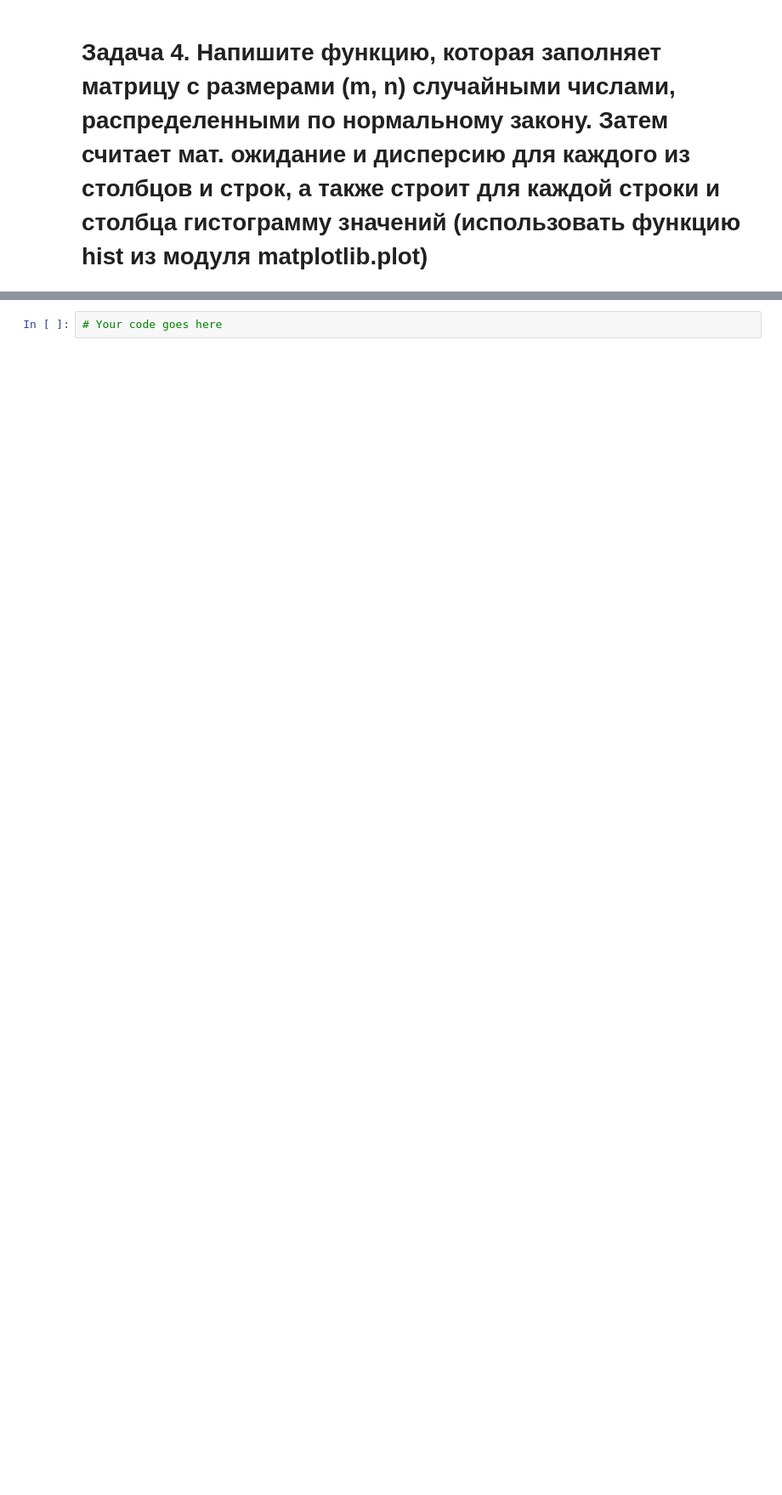
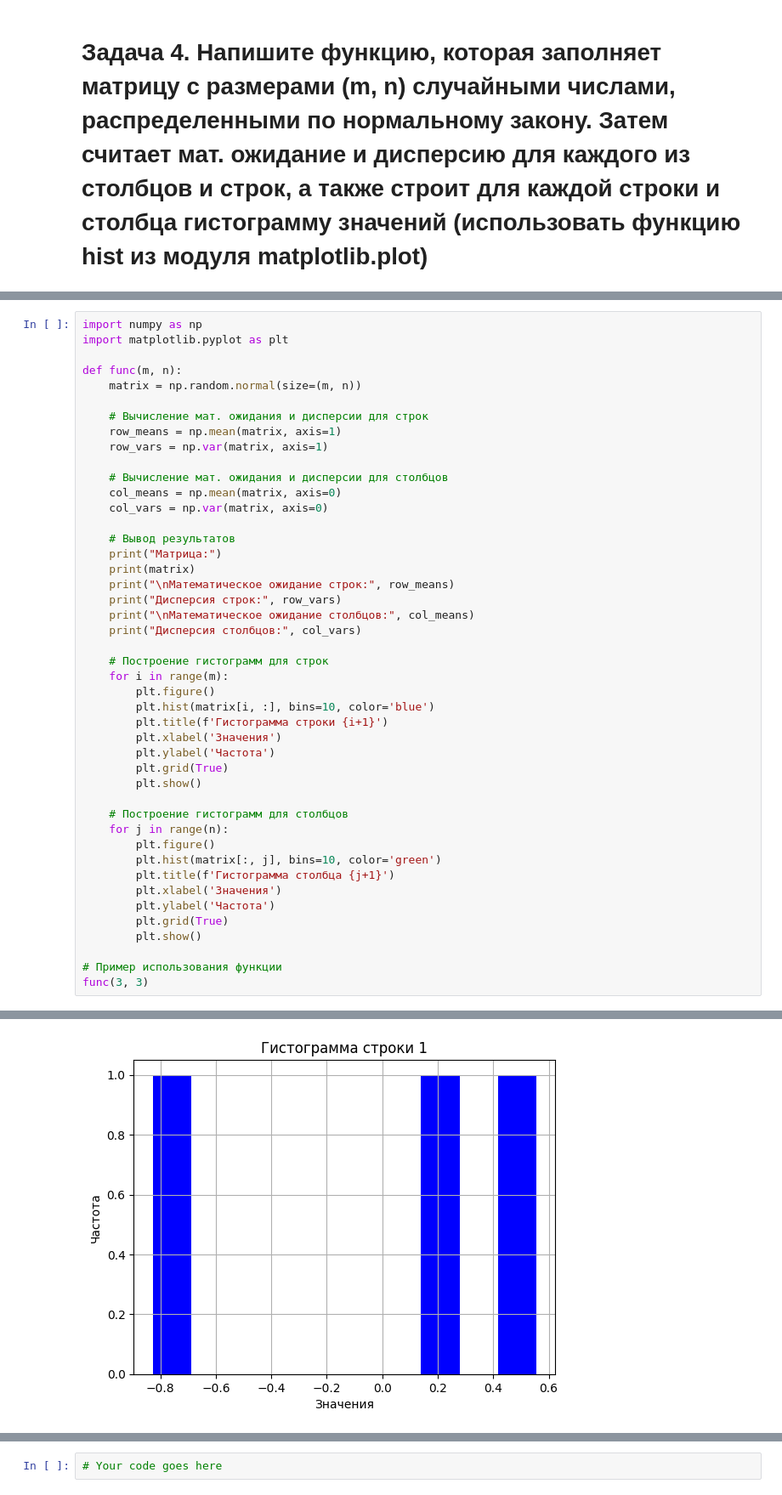
Before and after one commit to toji54/lab1, a Jupyter notebook: numpy.ipynb, the cells around one changed output, grey strips where cells are left out. Shown at 85% size. Saved outputs shown, nothing was run; the diff lists cells and outputs as text; blank space fills up the shorter version.

```diff
--- a/numpy.ipynb
+++ b/numpy.ipynb
@@ -146,0 +96,46 @@ print(sum_by_columns)
+# %%
+import numpy as np
+import matplotlib.pyplot as plt
+
+def func(m, n):
+    matrix = np.random.normal(size=(m, n))
+
+    # Вычисление мат. ожидания и дисперсии для строк
+    row_means = np.mean(matrix, axis=1)
+    row_vars = np.var(matrix, axis=1)
+
+    # Вычисление мат. ожидания и дисперсии для столбцов
+    col_means = np.mean(matrix, axis=0)
+    col_vars = np.var(matrix, axis=0)
+
+    # Вывод результатов
+    print("Матрица:")
+    print(matrix)
+    print("\nМатематическое ожидание строк:", row_means)
+    print("Дисперсия строк:", row_vars)
+    print("\nМатематическое ожидание столбцов:", col_means)
+    print("Дисперсия столбцов:", col_vars)
+
+    # Построение гистограмм для строк
+    for i in range(m):
+        plt.figure()
+        plt.hist(matrix[i, :], bins=10, color='blue')
+        plt.title(f'Гистограмма строки {i+1}')
+        plt.xlabel('Значения')
+        plt.ylabel('Частота')
+        plt.grid(True)
+        plt.show()
+
+    # Построение гистограмм для столбцов
+    for j in range(n):
+        plt.figure()
+        plt.hist(matrix[:, j], bins=10, color='green')
+        plt.title(f'Гистограмма столбца {j+1}')
+        plt.xlabel('Значения')
+        plt.ylabel('Частота')
+        plt.grid(True)
+        plt.show()
+
+# Пример использования функции
+func(3, 3)
+# %% [output]
@@ -146,0 +152 @@ print(sum_by_columns)
+[figure, added]
```
Also changed, not shown: parts of 11 cells of this notebook.
